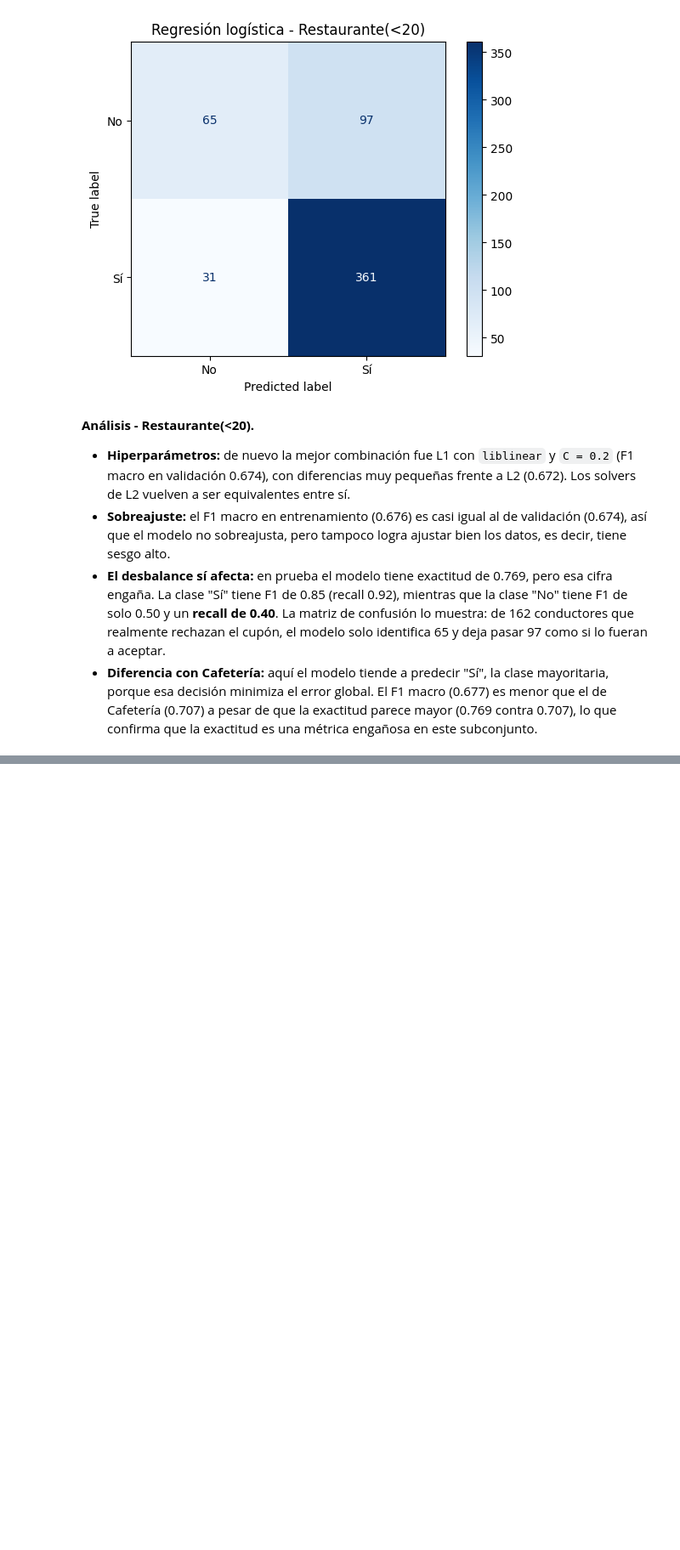
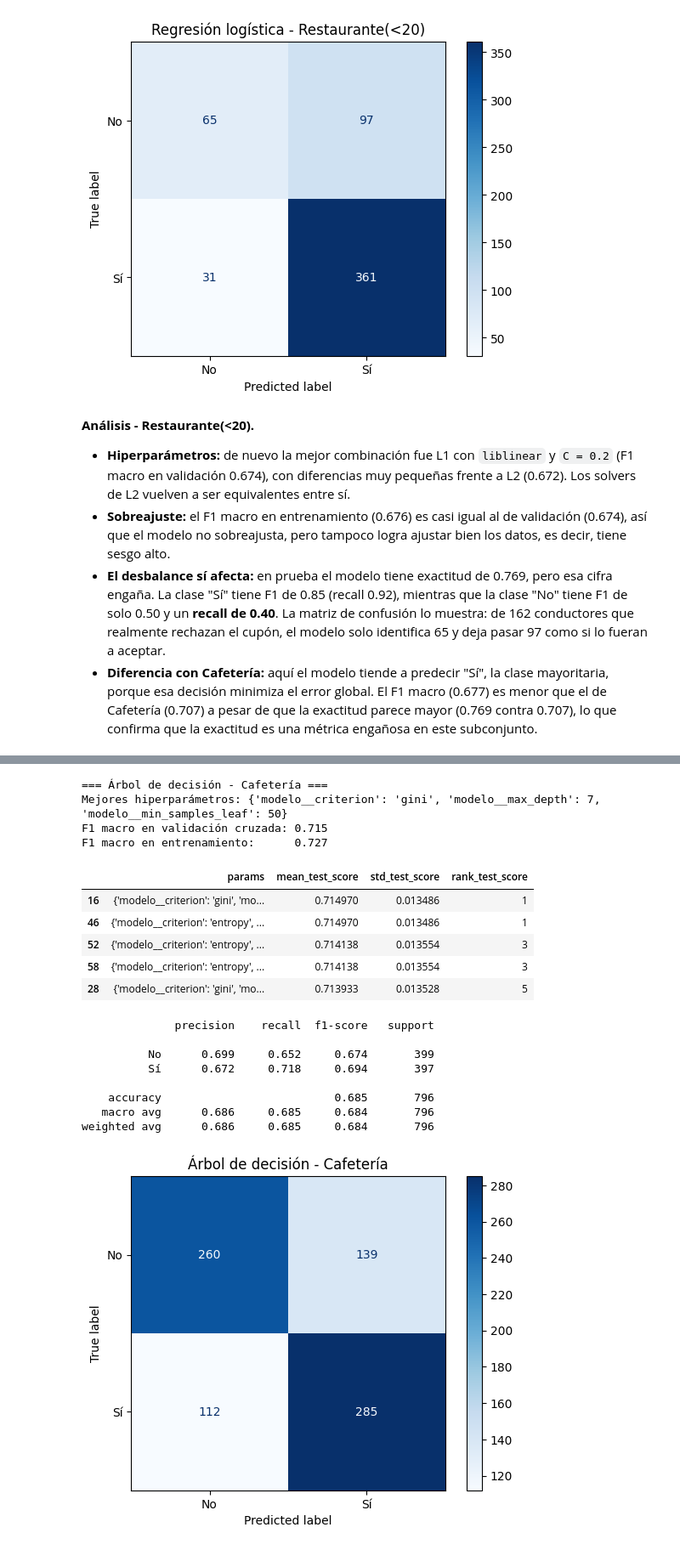
Before and after one commit to samuelmolinal/Lab3-ML, a Jupyter notebook: Laboratorio 3 - Clasificación.ipynb, the cells around one changed output, grey strips where cells are left out. Shown at 85% size. Cells and saved outputs as stored; diff of their text form; code cells hidden in the pictures; blank space fills up the shorter version.

Commit message:
Actividad 4. Desarrollar dos modelos basados en árboles de decisión

```diff
--- a/Laboratorio 3 - Clasificación.ipynb
+++ b/Laboratorio 3 - Clasificación.ipynb
@@ -726,0 +761,12 @@ weighted avg      0.756     0.769     0.748       554
+# %%
+pipe_dt = Pipeline([
+    ('preprocesador', preprocessor),
+    ('modelo', DecisionTreeClassifier(random_state=42))
+])
+# %%
+# Primera y única iteración del grid de hiperparámetros para Decision Tree
+param_grid_dt = {
+    'modelo__max_depth': [3, 5, 7, 10, None],
+    'modelo__min_samples_leaf': [1, 5, 10, 20, 50, 100],
+    'modelo__criterion': ['gini', 'entropy'],
+}
@@ -726,0 +779,23 @@ weighted avg      0.756     0.769     0.748       554
+# %%
+gs_dt_cafe = entrenar_y_evaluar('Cafetería', 'Árbol de decisión', pipe_dt, param_grid_dt,
+                                (X_cafe_train, X_cafe_test, y_cafe_train, y_cafe_test))
+# %% [output]
+=== Árbol de decisión - Cafetería ===
+Mejores hiperparámetros: {'modelo__criterion': 'gini', 'modelo__max_depth': 7, 'modelo__min_samples_leaf': 50}
+F1 macro en validación cruzada: 0.715
+F1 macro en entrenamiento:      0.727
+|  | params | mean_test_score | std_test_score | rank_test_score |
+| 16 | {'modelo__criterion': 'gini', 'mo... | 0.714970 | 0.013486 | 1 |
+| 46 | {'modelo__criterion': 'entropy', ... | 0.714970 | 0.013486 | 1 |
+| 52 | {'modelo__criterion': 'entropy', ... | 0.714138 | 0.013554 | 3 |
+| 58 | {'modelo__criterion': 'entropy', ... | 0.714138 | 0.013554 | 3 |
+| 28 | {'modelo__criterion': 'gini', 'mo... | 0.713933 | 0.013528 | 5 |
+              precision    recall  f1-score   support
+
+          No      0.699     0.652     0.674       399
+          Sí      0.672     0.718     0.694       397
+
+    accuracy                          0.685       796
+   macro avg      0.686     0.685     0.684       796
+weighted avg      0.686     0.685     0.684       796
+[figure, added]
```
Also changed, not shown: parts of 13 cells of this notebook.
